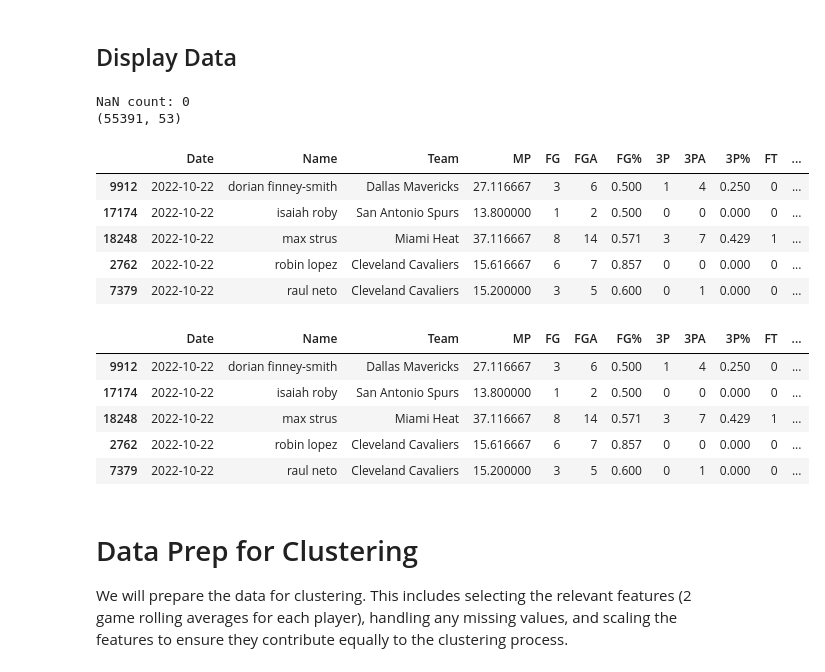
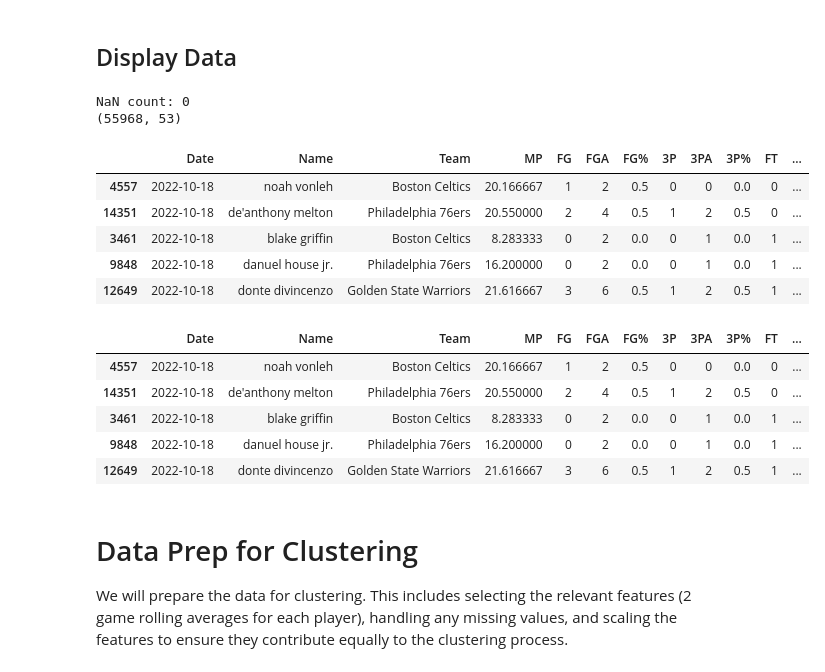
Before and after one commit to sammig6i/NBA-Fantasy-Points-Prediction, a Jupyter notebook: notebooks/NBA_Fantasy_Clustering.ipynb, the cells around one changed output. Drawn from its saved outputs; the diff is of its cells as text; code cells hidden in the pictures.

```diff
--- a/notebooks/NBA_Fantasy_Clustering.ipynb
+++ b/notebooks/NBA_Fantasy_Clustering.ipynb
@@ -19,8 +22,8 @@ warnings.filterwarnings('ignore')
 # %% [markdown]
 ## Load Data and Ensure unique player IDs
 # %%
-season_22_23 = pd.read_csv('/content/NBA-Fantasy-Points-Prediction/data/processed/Season(2022-23)_cleaned.csv')
-season_23_24 = pd.read_csv('/content/NBA-Fantasy-Points-Prediction/data/processed/Season(2023-24)_cleaned.csv')
+season_22_23 = pd.read_csv('NBA-Fantasy-Points-Prediction/data/processed/Season(2022-23)_cleaned.csv')
+season_23_24 = pd.read_csv('NBA-Fantasy-Points-Prediction/data/processed/Season(2023-24)_cleaned.csv')
 
 season_22_23['Season'] = '2022-23'
 season_23_24['Season'] = '2023-24'
@@ -77,32 +80,35 @@ df.dtypes.to_frame().T
 # %% [markdown]
 ## Display Data
 # %%
-df = df.sort_values(by='Date')
 df.fillna(method='ffill', inplace=True)
 df.dropna(inplace=True)
+df = df.sort_values(by='Date')
 na_values = df.isnull().sum().sum()
 print(f"NaN count: {na_values}")
 print(df.shape)
 df.head()
 # %% [output]
 NaN count: 0
-(55391, 53)
+(55968, 53)
 |  | Date | Name | Team | MP | FG | FGA | FG% | 3P | 3PA | 3P% | FT | ... |
-| 9912 | 2022-10-22 | dorian finney-smith | Dallas Mavericks | 27.116667 | 3 | 6 | 0.500 | 1 | 4 | 0.250 | 0 | ... |
-| 17174 | 2022-10-22 | isaiah roby | San Antonio Spurs | 13.800000 | 1 | 2 | 0.500 | 0 | 0 | 0.000 | 0 | ... |
-| 18248 | 2022-10-22 | max strus | Miami Heat | 37.116667 | 8 | 14 | 0.571 | 3 | 7 | 0.429 | 1 | ... |
-| 2762 | 2022-10-22 | robin lopez | Cleveland Cavaliers | 15.616667 | 6 | 7 | 0.857 | 0 | 0 | 0.000 | 0 | ... |
-| 7379 | 2022-10-22 | raul neto | Cleveland Cavaliers | 15.200000 | 3 | 5 | 0.600 | 0 | 1 | 0.000 | 0 | ... |
+| 4557 | 2022-10-18 | noah vonleh | Boston Celtics | 20.166667 | 1 | 2 | 0.5 | 0 | 0 | 0.0 | 0 | ... |
+| 14351 | 2022-10-18 | de'anthony melton | Philadelphia 76ers | 20.550000 | 2 | 4 | 0.5 | 1 | 2 | 0.5 | 0 | ... |
+| 3461 | 2022-10-18 | blake griffin | Boston Celtics | 8.283333 | 0 | 2 | 0.0 | 0 | 1 | 0.0 | 1 | ... |
+| 9848 | 2022-10-18 | danuel house jr. | Philadelphia 76ers | 16.200000 | 0 | 2 | 0.0 | 0 | 1 | 0.0 | 1 | ... |
+| 12649 | 2022-10-18 | donte divincenzo | Golden State Warriors | 21.616667 | 3 | 6 | 0.5 | 1 | 2 | 0.5 | 1 | ... |
 # %%
-df['PTS_per_FGA_2game_avg']  = df['PTS_2game_avg'] / df['FGA_2game_avg']
+df['PTS_per_FGA_2game_avg']  = df.apply(
+  lambda row: row['PTS_2game_avg'] / row['FGA_2game_avg'] if row['FGA_2game_avg'] != 0 else 0,
+  axis=1
+  )
 df.head()
 # %% [output]
 |  | Date | Name | Team | MP | FG | FGA | FG% | 3P | 3PA | 3P% | FT | ... |
-| 9912 | 2022-10-22 | dorian finney-smith | Dallas Mavericks | 27.116667 | 3 | 6 | 0.500 | 1 | 4 | 0.250 | 0 | ... |
-| 17174 | 2022-10-22 | isaiah roby | San Antonio Spurs | 13.800000 | 1 | 2 | 0.500 | 0 | 0 | 0.000 | 0 | ... |
-| 18248 | 2022-10-22 | max strus | Miami Heat | 37.116667 | 8 | 14 | 0.571 | 3 | 7 | 0.429 | 1 | ... |
-| 2762 | 2022-10-22 | robin lopez | Cleveland Cavaliers | 15.616667 | 6 | 7 | 0.857 | 0 | 0 | 0.000 | 0 | ... |
-| 7379 | 2022-10-22 | raul neto | Cleveland Cavaliers | 15.200000 | 3 | 5 | 0.600 | 0 | 1 | 0.000 | 0 | ... |
+| 4557 | 2022-10-18 | noah vonleh | Boston Celtics | 20.166667 | 1 | 2 | 0.5 | 0 | 0 | 0.0 | 0 | ... |
+| 14351 | 2022-10-18 | de'anthony melton | Philadelphia 76ers | 20.550000 | 2 | 4 | 0.5 | 1 | 2 | 0.5 | 0 | ... |
+| 3461 | 2022-10-18 | blake griffin | Boston Celtics | 8.283333 | 0 | 2 | 0.0 | 0 | 1 | 0.0 | 1 | ... |
+| 9848 | 2022-10-18 | danuel house jr. | Philadelphia 76ers | 16.200000 | 0 | 2 | 0.0 | 0 | 1 | 0.0 | 1 | ... |
+| 12649 | 2022-10-18 | donte divincenzo | Golden State Warriors | 21.616667 | 3 | 6 | 0.5 | 1 | 2 | 0.5 | 1 | ... |
 # %% [markdown]
 # Data Prep for Clustering
 We will prepare the data for clustering. This includes selecting the relevant features (2 game rolling averages for each player), handling any missing values, and scaling the features to ensure they contribute equally to the clustering process.
```
Also changed, not shown: parts of 14 cells of this notebook, 2 other files.
